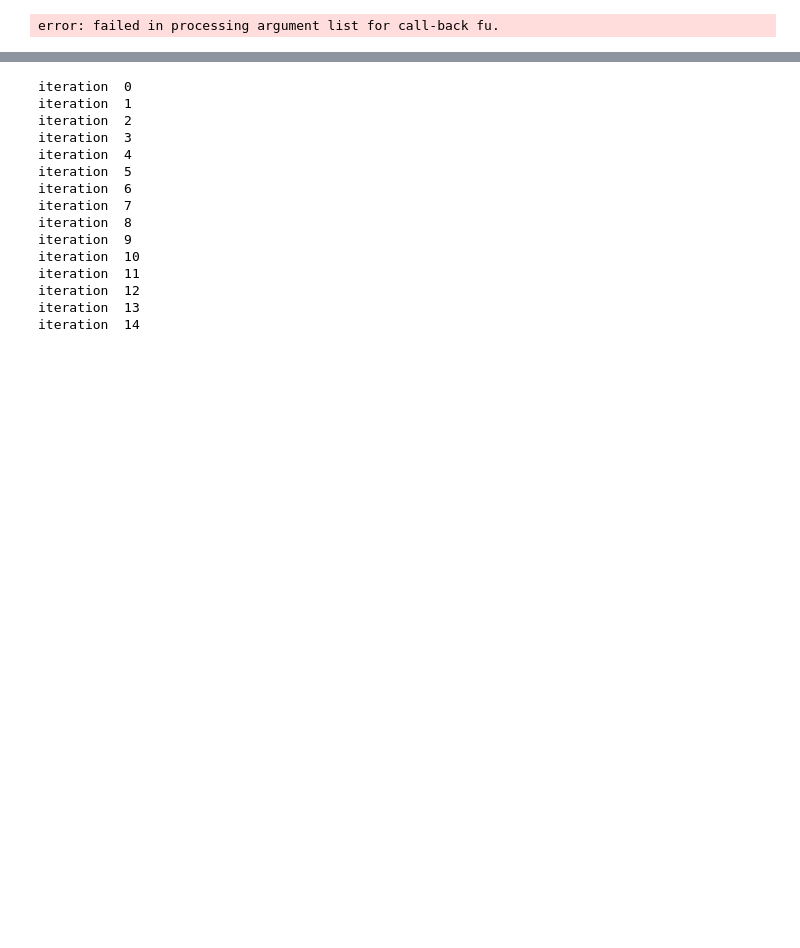
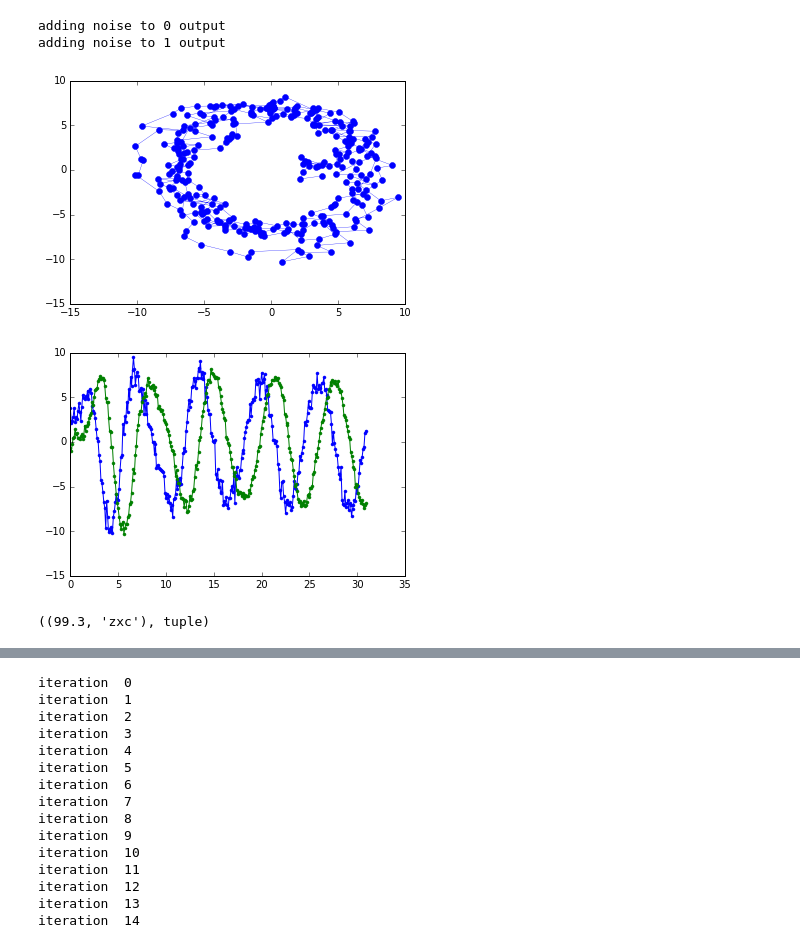
Before and after one commit to hakantiftikci/pyODEIVP4OEM, a Jupyter notebook: SPV_OEM.ipynb, the cells around one changed output, grey strips where cells are left out. Drawn from its saved outputs; the diff is of its cells as text; code cells hidden in the pictures; blank space fills up the shorter version.

```diff
--- a/SPV_OEM.ipynb
+++ b/SPV_OEM.ipynb
@@ -102,16 +81,23 @@ smd = OEM.System(ode.fdxsample2, fy, p, nox, nou, noy, nop, "SpringMassDamper sy
 # %%
-tv1 = np.arange(0.0, 1.0, 0.1)
-exp1 = smd.generateVirtualExperiment(x01, fu1, tv1, p, (0.0, 0.0), (0.8,0.36))
+tv1 = np.arange(0.0, 31.0, 0.1)
+exp1 = smd.generateVirtualExperiment(x01, fu1, tv1, p, (0.0, 0.0), (0.8,0.36));
 
 plotsOn = True
 if plotsOn:
-    pl.figure()
-    pl.plot(exp1.z[:,0],exp1.z[:,1],'.-',ms=12,lw=0.3)
+    plt.figure()
+    plt.plot(exp1.z[:,0],exp1.z[:,1],'.-',ms=12,lw=0.3)
 
-    pl.figure()
-    pl.plot(tv1,exp1.z[:,0],'.-',tv1,exp1.z[:,1],'.-')
+    plt.figure()
+    plt.plot(tv1,exp1.z[:,0],'.-',tv1,exp1.z[:,1],'.-')
 # %% [output]
-error: failed in processing argument list for call-back fu.
+adding noise to 0 output
+adding noise to 1 output
+[figure, added]
+[figure, added]
+# %%
+smd.fy_extarg, type(smd.fy_extarg)
+# %% [output]
+((99.3, 'zxc'), tuple)
 # %%
 R = exp1.covarianceEstimate(pest)
 print "R = ", R
```
Also changed, not shown: parts of 21 cells of this notebook.
